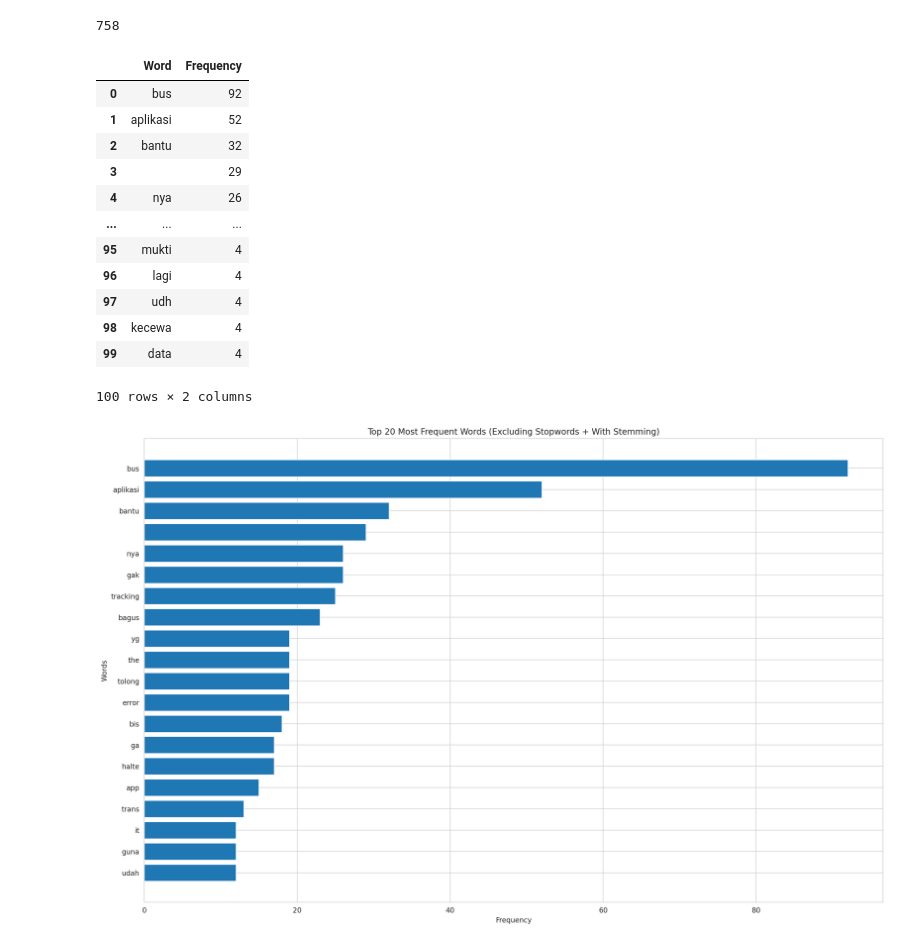
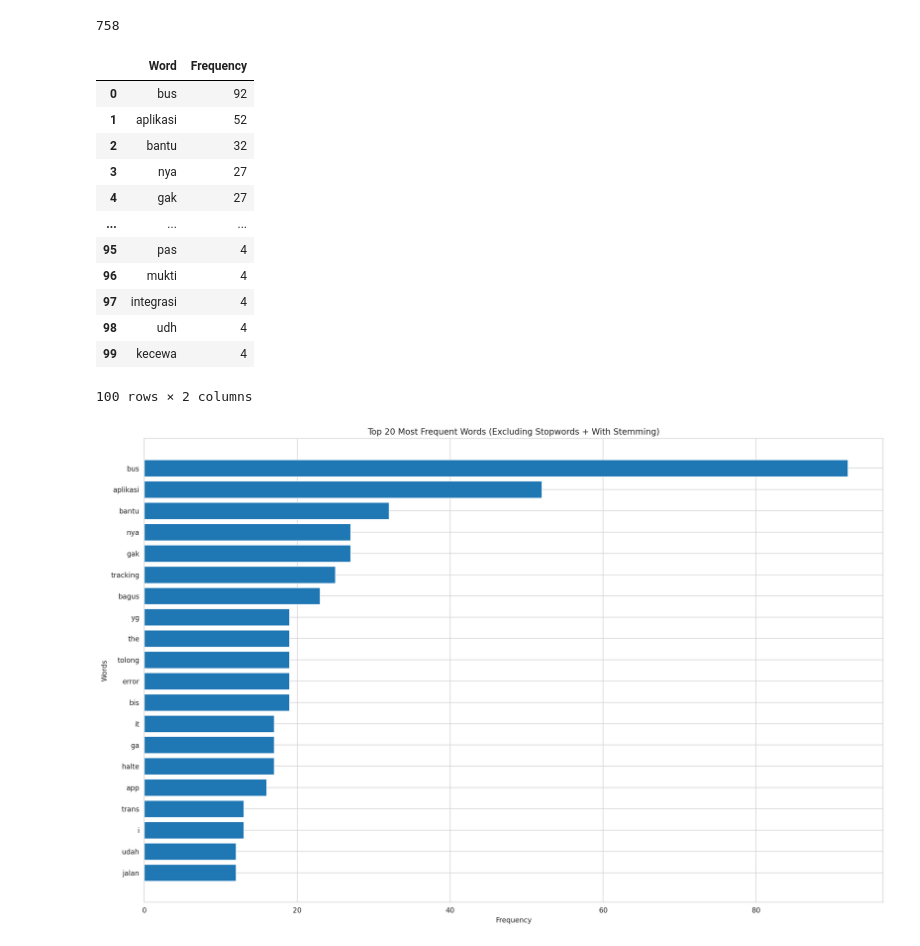
Before and after one commit to Fourze2022/MitraDarat-PBA-GASAL-2025, a Jupyter notebook: Week2_APPSREV_MitraDarat_Preprocessing.ipynb, the cells around one changed output. Cells and saved outputs as stored; diff of their text form; code cells hidden in the pictures.

Commit message:
Added code file for Data Preprocessing (Tokenization, Lowering, Stopword Removal, Stemming)

```diff
--- a/Week2_APPSREV_MitraDarat_Preprocessing.ipynb
+++ b/Week2_APPSREV_MitraDarat_Preprocessing.ipynb
@@ -188,6 +188,7 @@ from nltk.corpus import stopwords
 from collections import Counter
 import matplotlib.pyplot as plt
 from Sastrawi.Stemmer.StemmerFactory import StemmerFactory
+import re
 
 # Assuming the text column is named 'text', update accordingly
 text_column = 'content'  # Ganti sesuai nama kolom teks
@@ -195,8 +196,11 @@ text_column = 'content'  # Ganti sesuai nama kolom teks
 # Gabungkan semua teks jadi satu string
 all_text = ' '.join(df_mitradaratrev[text_column].dropna().astype(str))
 
-# Tokenisasi kata
-words = all_text.split()
+# Tokenisasi kata dengan regex (lebih rapi, otomatis buang tanda baca)
+words = re.findall(r'\w+', all_text.lower())
+
+# Hapus angka
+words = [w for w in words if not w.isnumeric()]
 
 # Inisialisasi Stemmer
 factory = StemmerFactory()
@@ -207,43 +211,43 @@ stemmer = factory.create_stemmer()
 
 # Hapus stopwords + lakukan stemming
 filtered_words = [
-    stemmer.stem(word.lower())
+    stemmer.stem(word)
     for word in words
-    if word.lower() not in indonesian_stopwords
+    if word not in indonesian_stopwords
 ]
 
 # Hitung frekuensi kata
 word_counts = Counter(filtered_words)
 common_words = word_counts.most_common(100)
 
 # Konversi ke DataFrame untuk visualisasi
 word_freq_df = pd.DataFrame(common_words, columns=['Word', 'Frequency'])
 
 # Tampilkan tabel kata paling sering
 display(word_freq_df)
 
 # Plot kata paling sering
 plt.figure(figsize=(19, 12))
 plt.barh(word_freq_df['Word'][:20][::-1], word_freq_df['Frequency'][:20][::-1])
 plt.xlabel("Frequency")
 plt.ylabel("Words")
 plt.title("Top 20 Most Frequent Words (Excluding Stopwords + With Stemming)")
 plt.show()
 # %% [output]
 |  | Word | Frequency |
 | 0 | bus | 92 |
 | 1 | aplikasi | 52 |
 | 2 | bantu | 32 |
-| 3 |  | 29 |
-| 4 | nya | 26 |
+| 3 | nya | 27 |
+| 4 | gak | 27 |
 | ... | ... | ... |
-| 95 | mukti | 4 |
-| 96 | lagi | 4 |
-| 97 | udh | 4 |
-| 98 | kecewa | 4 |
-| 99 | data | 4 |
+| 95 | pas | 4 |
+| 96 | mukti | 4 |
+| 97 | integrasi | 4 |
+| 98 | udh | 4 |
+| 99 | kecewa | 4 |
 100 rows × 2 columns
-[figure, old version]
+[figure, new version]
 # %%
 common_words
 # %% [output]
```
Also changed, not shown: parts of 1 cell of this notebook.
